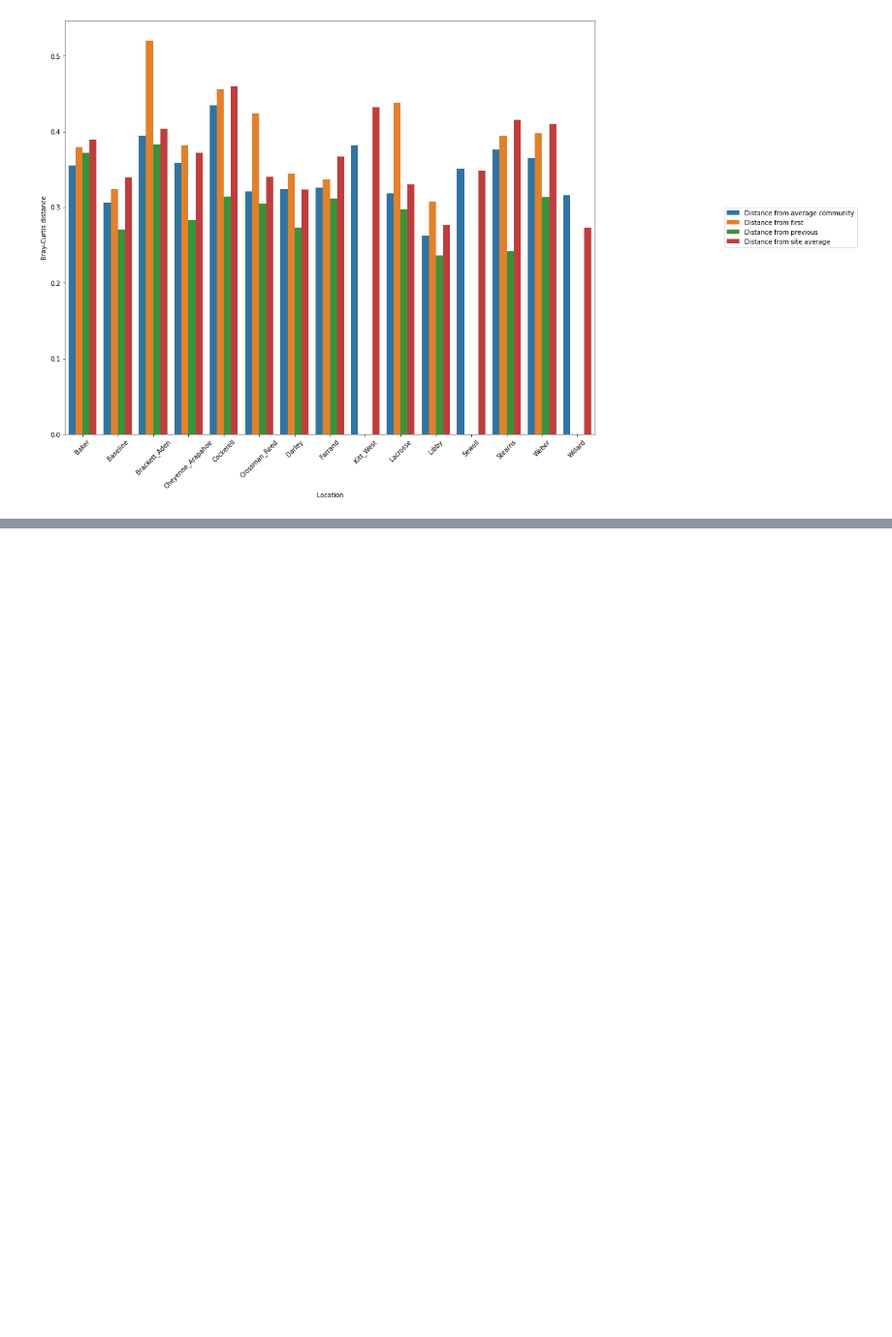
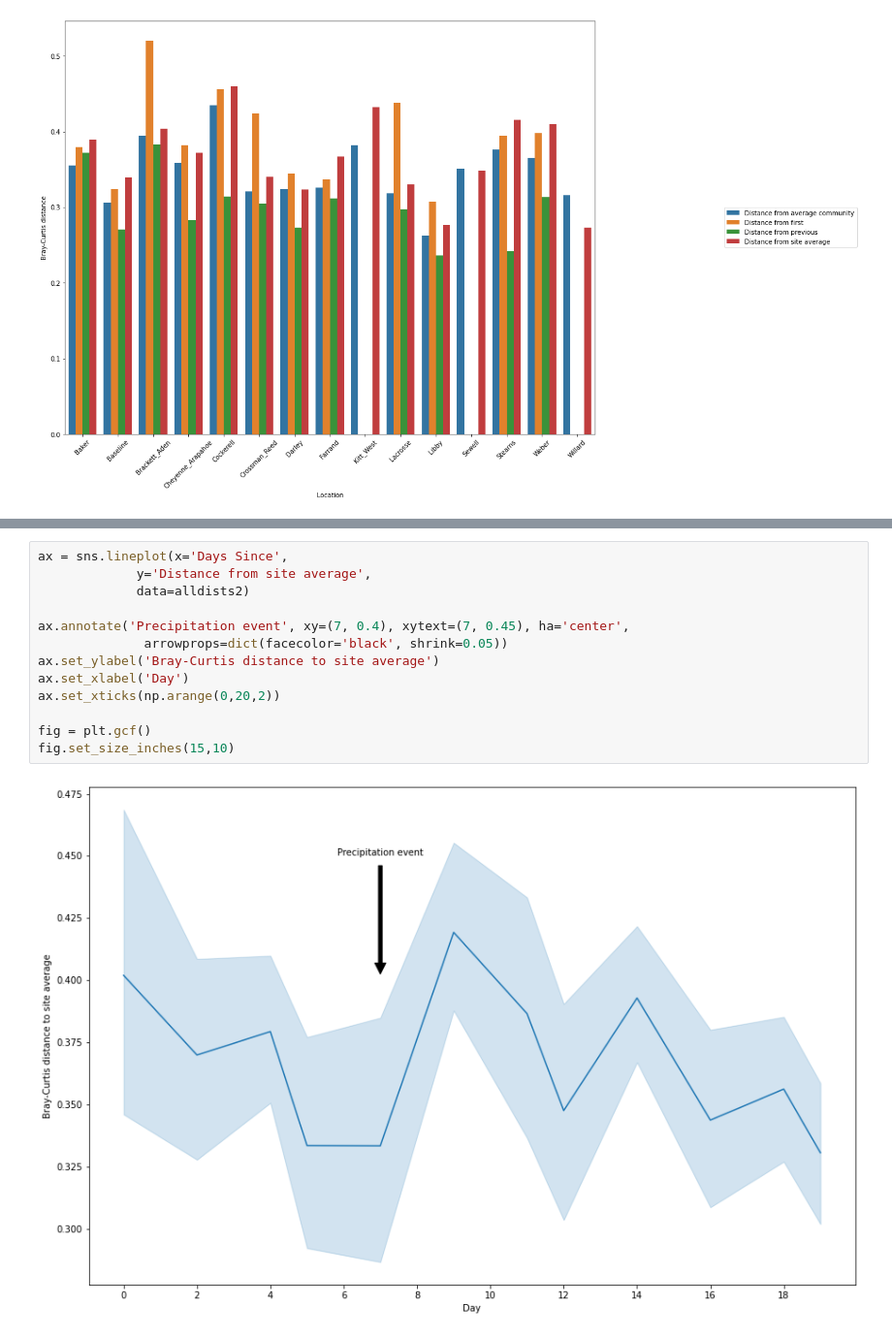
Before and after one commit to sterrettJD/CU-Sewer-Metagenomics, a Jupyter notebook: Volatility_analysis.ipynb, the cells around one changed output, grey strips where cells are left out. Shown at 97% size. Saved outputs shown, nothing was run; the diff lists cells and outputs as text; blank space fills up the shorter version.

```diff
--- a/Volatility_analysis.ipynb
+++ b/Volatility_analysis.ipynb
@@ -789,0 +844,15 @@ fig.set_size_inches(15,12)
+# %%
+ax = sns.lineplot(x='Days Since',
+             y='Distance from site average',
+             data=alldists2)
+
+ax.annotate('Precipitation event', xy=(7, 0.4), xytext=(7, 0.45), ha='center',
+              arrowprops=dict(facecolor='black', shrink=0.05))
+ax.set_ylabel('Bray-Curtis distance to site average')
+ax.set_xlabel('Day')
+ax.set_xticks(np.arange(0,20,2))
+
+fig = plt.gcf()
+fig.set_size_inches(15,10)
+# %% [output]
+[figure, added]
```
Also changed, not shown: parts of 89 cells of this notebook.
